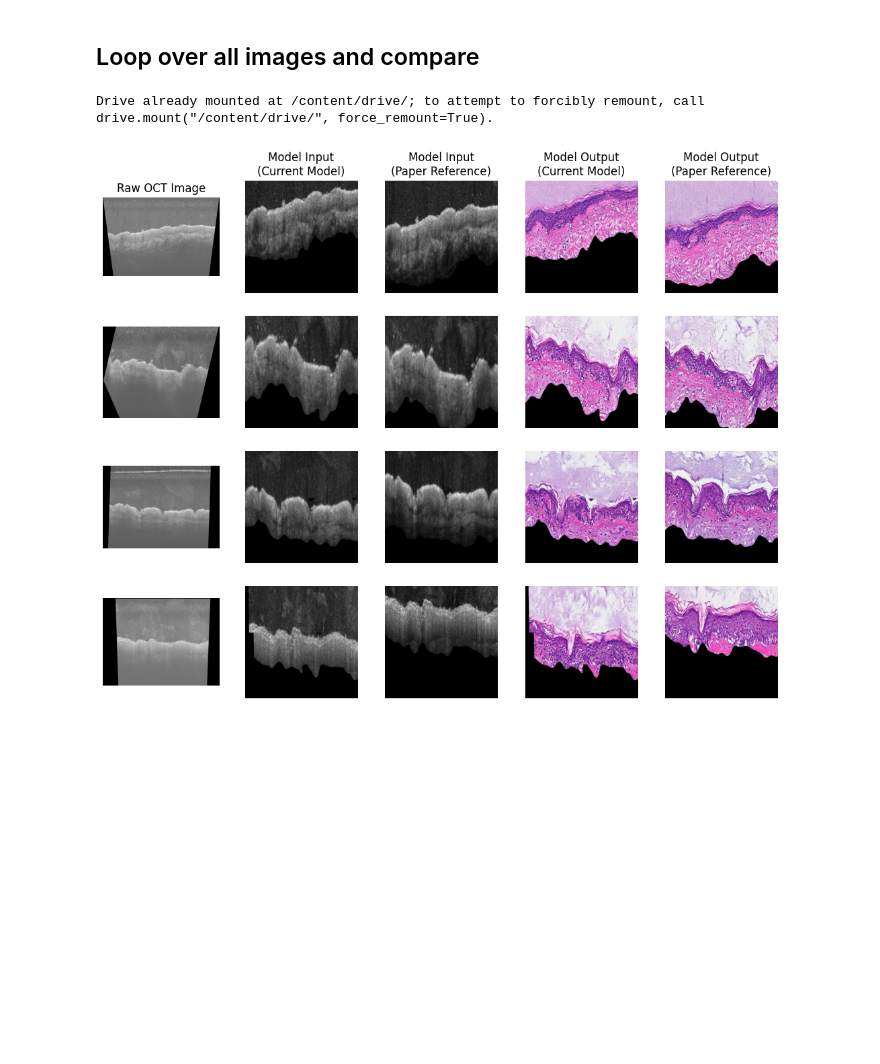
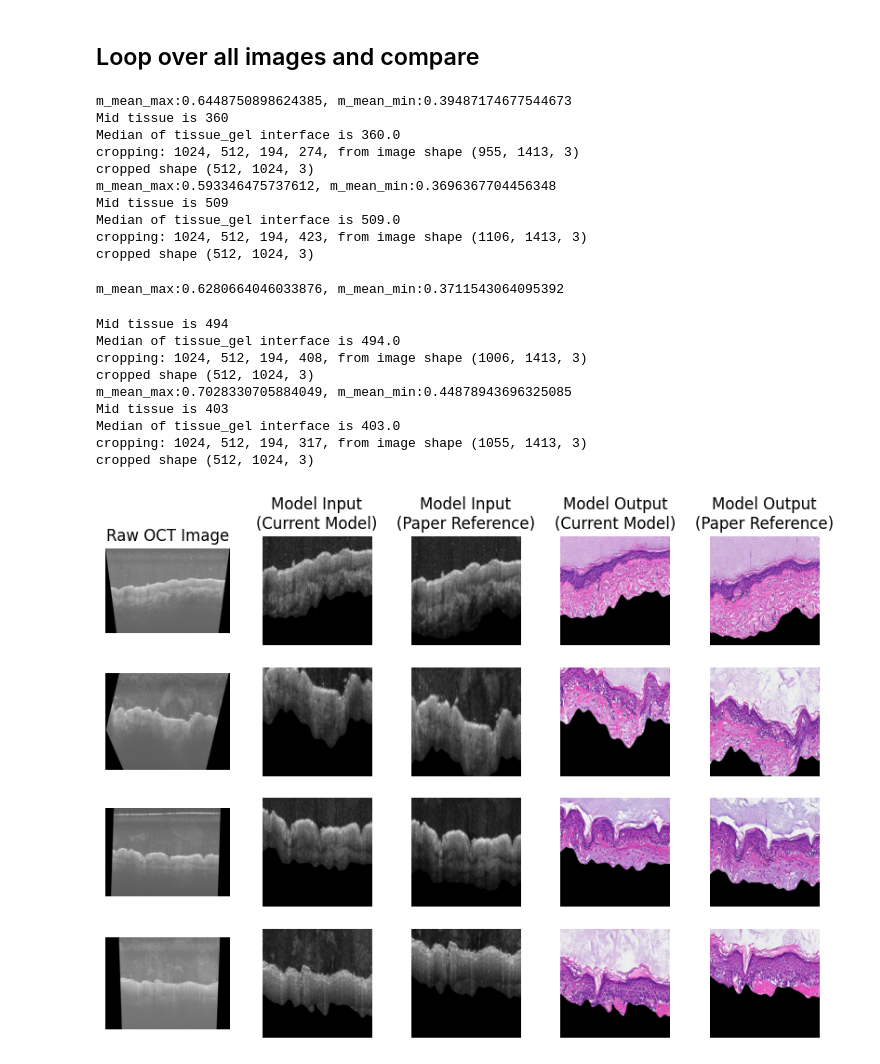
Before and after one commit to WinetraubLab/OCT2Hist-ModelInference, a Jupyter notebook: cropping_analysis.ipynb, the cells around one changed output. Saved outputs shown, nothing was run; the diff lists cells and outputs as text; code cells hidden in the pictures; blank space fills up the shorter version.

Commit message:
updated cropping analysis

```diff
--- a/cropping_analysis.ipynb
+++ b/cropping_analysis.ipynb
@@ -109,27 +228,79 @@ plt.show()
+# %%
+import cv2
+import numpy as np
+
+def find_first_non_zero_indices(image):
+    indices = []
+    for col in range(image.shape[1]):
+        # Find the first non-zero pixel index in the column
+        nonzero_indices = np.nonzero(image[:, col])[0]
+        # If there are non-zero pixels in the column, append the first index
+        if len(nonzero_indices) > 0:
+            indices.append(nonzero_indices[0])
+
+    return indices
+
+def find_tissue_gel_median_height(image):
+  # Call the function to find the mask
+  column_indices = find_first_non_zero_indices(image)
+  # Convert the result list to a NumPy array
+  column_indices_array = np.array(column_indices)
+
+  # Calculate the median of the indices
+  return np.median(column_indices_array)
+# %%
+def crop_coords(image):
+  mask = find_gel_mask(image)
+  median = find_tissue_gel_median_height(mask)
+  w = image.shape[1]
+  x0 = int(w/2 - 1024/2.0)
+  width = 1024
+  y0 = int(median -86)
+  height = 512
+  return max(x0,0),max(y0,0),width,height
 # %%
 # Set up the environment
-oct2hist.setup_network()
-
+STEP_SIZE = 0
 # Create container for output images
 model_virtual_histology_images = []
 model_o2h_inputs = []
 
-for raw_dataset_path_oct_image_path in raw_dataset_path_oct_image_paths:
-
+for i,raw_dataset_path_oct_image_path in enumerate(raw_dataset_path_oct_image_paths):
   # Load image
   input_oct_image = cv2.imread(raw_dataset_path_oct_image_path)
+  x0,z0,width,height = crop_coords(input_oct_image)
 
   # Crop using a default "in the middle" cropper
-  cropped = crop(input_oct_image, target_width=1024, target_height=512, x0=135, z0=300)
-
+  cropped = crop(input_oct_image, width, height, x0, z0)
+  # if(len(cropped.shape)>2):
+  #   cropped = cropped[:,:,0]
   # Run Inference
   model_virtual_histology_image, _, o2h_input = oct2hist.run_network(cropped)
   model_virtual_histology_images.append(model_virtual_histology_image)
   model_o2h_inputs.append(o2h_input)
 
 # Present results
 display_images(raw_dataset_path_oct_image_paths, model_o2h_inputs,
     model_virtual_histology_images, preprocessed_oct_image_paths)
 # %% [output]
-Drive already mounted at /content/drive/; to attempt to forcibly remount, call drive.mount("/content/drive/", force_remount=True).
+m_mean_max:0.6448750898624385, m_mean_min:0.39487174677544673
+Mid tissue is 360
+Median of tissue_gel interface is 360.0
+cropping: 1024, 512, 194, 274, from image shape (955, 1413, 3)
+cropped shape (512, 1024, 3)
+m_mean_max:0.593346475737612, m_mean_min:0.3696367704456348
+Mid tissue is 509
+Median of tissue_gel interface is 509.0
+cropping: 1024, 512, 194, 423, from image shape (1106, 1413, 3)
+cropped shape (512, 1024, 3)
+m_mean_max:0.6280664046033876, m_mean_min:0.3711543064095392
+Mid tissue is 494
+Median of tissue_gel interface is 494.0
+cropping: 1024, 512, 194, 408, from image shape (1006, 1413, 3)
+cropped shape (512, 1024, 3)
+m_mean_max:0.7028330705884049, m_mean_min:0.44878943696325085
+Mid tissue is 403
+Median of tissue_gel interface is 403.0
+cropping: 1024, 512, 194, 317, from image shape (1055, 1413, 3)
+cropped shape (512, 1024, 3)
-[figure, old version]
+[figure, new version]
```
Also changed, not shown: parts of 5 cells of this notebook.
